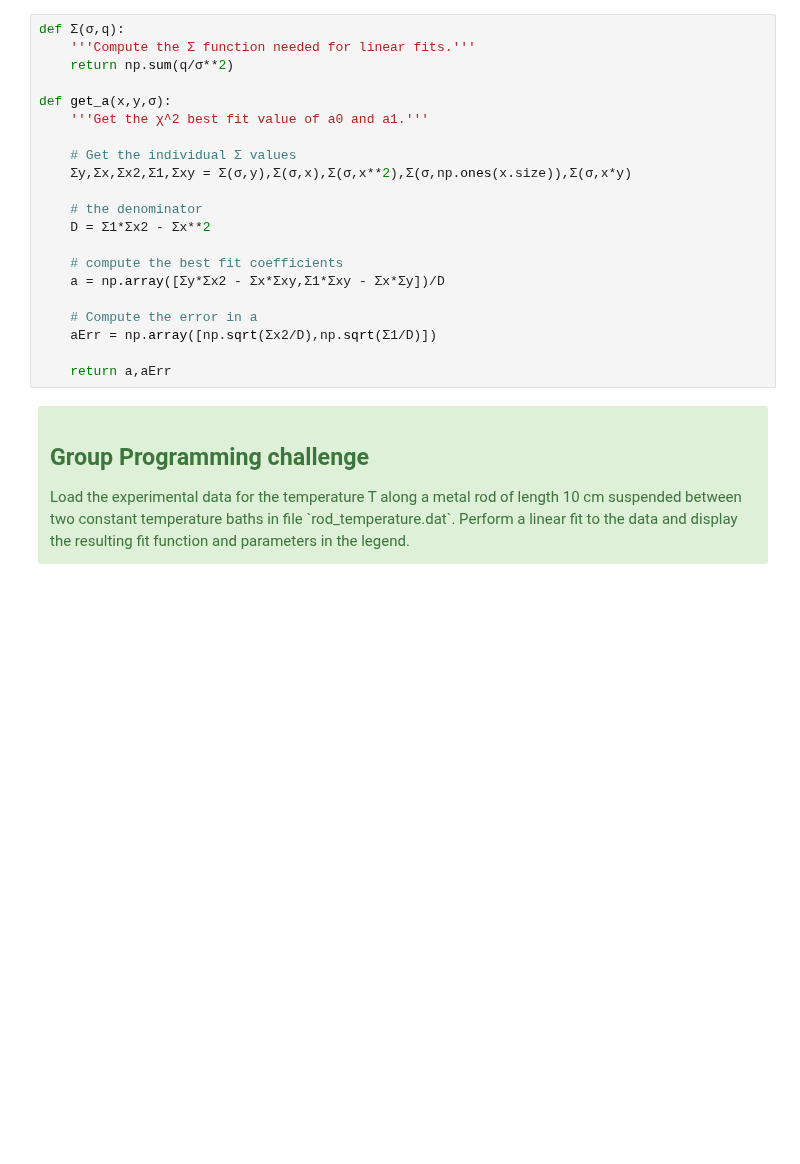
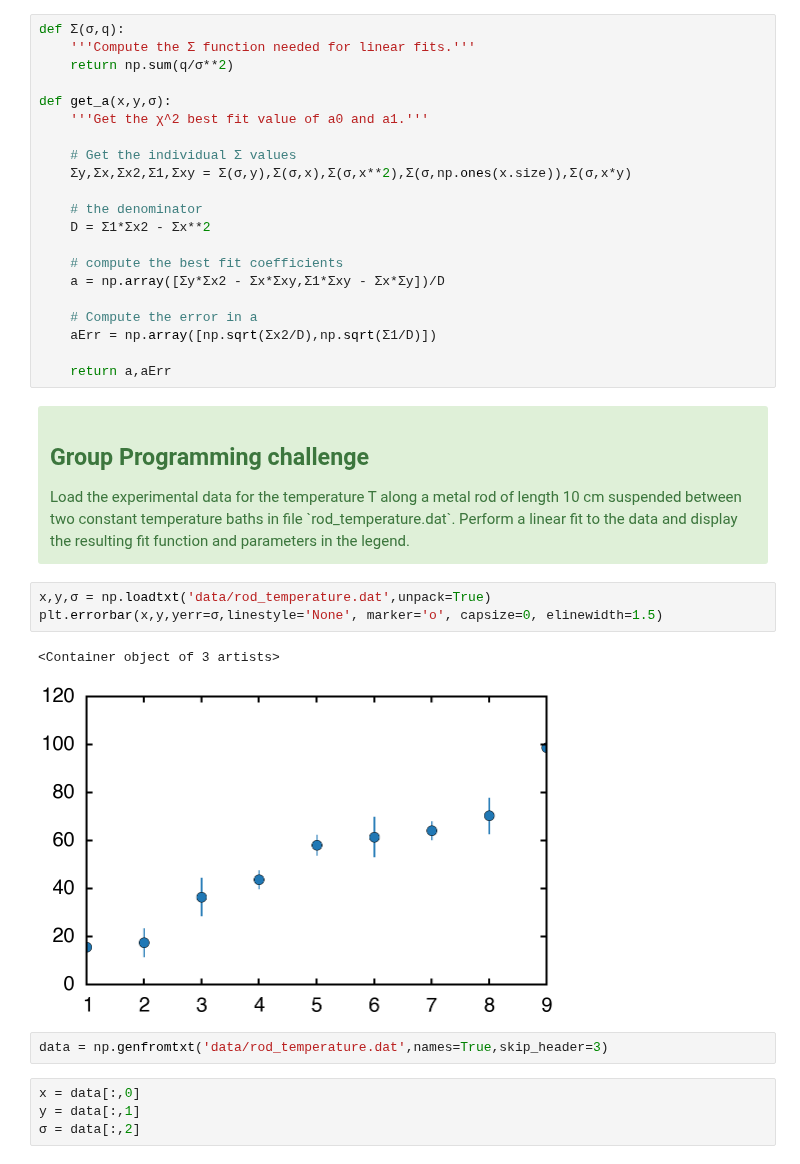
Before and after one commit to agdelma/IntroCompPhysics, a Jupyter notebook: Notebooks/19_LinearRegression.ipynb, the cells around one changed output. Drawn from its saved outputs; the diff is of its cells as text; blank space fills up the shorter version.

```diff
--- a/Notebooks/19_LinearRegression.ipynb
+++ b/Notebooks/19_LinearRegression.ipynb
@@ -174,3 +177,15 @@ def get_a(x,y,σ):
 Load the experimental data for the temperature T along a metal rod of length 10 cm
 suspended between two constant temperature baths in file  `rod_temperature.dat`. Perform a linear fit to the data and display the resulting fit function and parameters in the legend.
 </div>
+# %%
+x,y,σ = np.loadtxt('data/rod_temperature.dat',unpack=True)
+plt.errorbar(x,y,yerr=σ,linestyle='None', marker='o', capsize=0, elinewidth=1.5)
+# %% [output]
+<Container object of 3 artists>
+[figure, added]
+# %%
+data = np.genfromtxt('data/rod_temperature.dat',names=True,skip_header=3)
+# %%
+x = data[:,0]
+y = data[:,1]
+σ = data[:,2]
```
Also changed, not shown: parts of 4 cells of this notebook.
